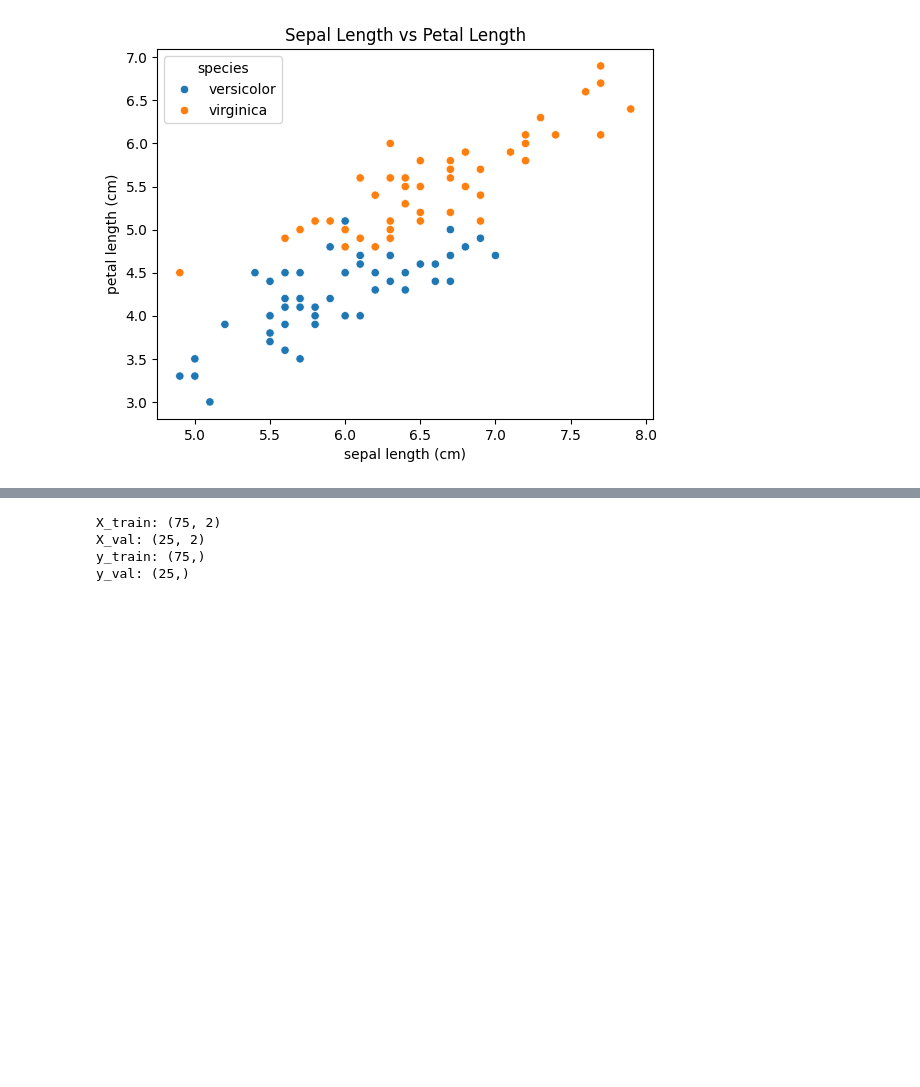
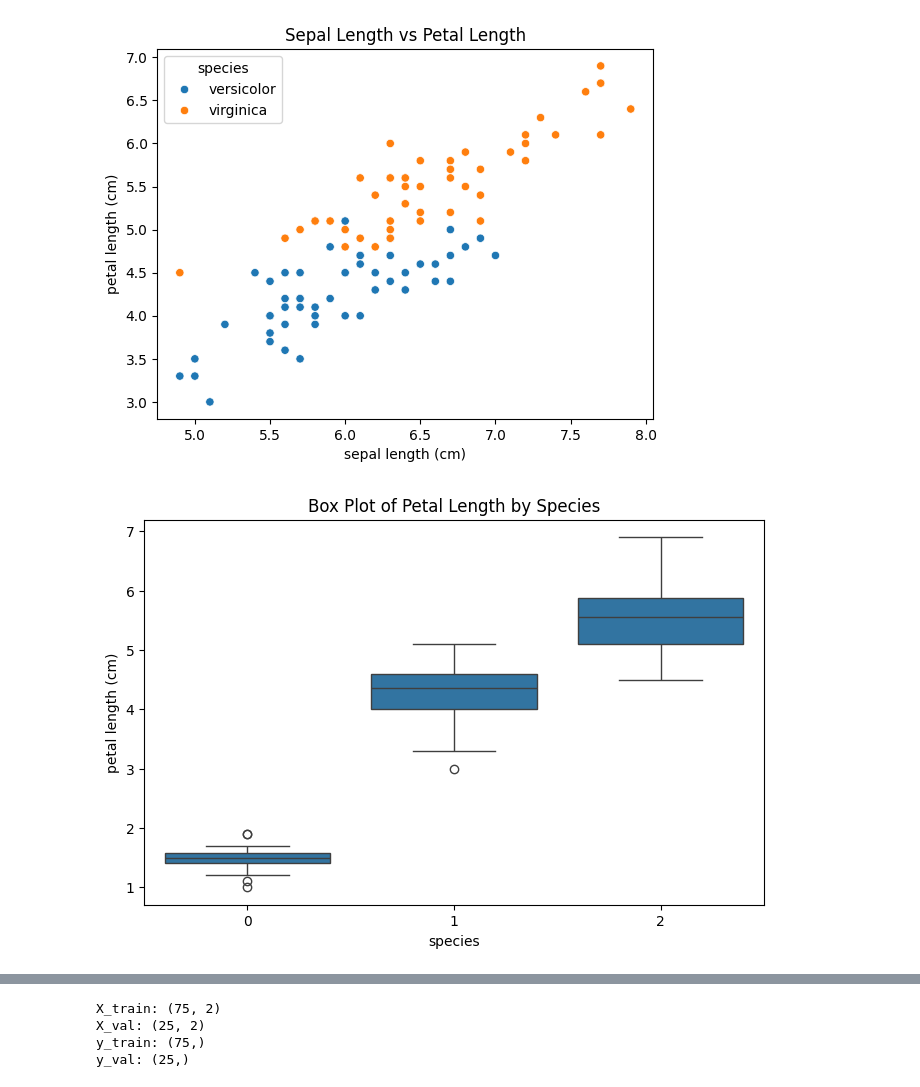
Before and after one commit to Fatou-Kine3/github_task, a Jupyter notebook: binary_classification_of_iris.ipynb, the cells around one changed output, grey strips where cells are left out. Cells and saved outputs as stored; diff of their text form; code cells hidden in the pictures; blank space fills up the shorter version.

```diff
--- a/binary_classification_of_iris.ipynb
+++ b/binary_classification_of_iris.ipynb
@@ -125,0 +129,25 @@ plt.show()
+# %%
+from sklearn.datasets import load_iris
+import pandas as pd
+
+iris = load_iris()
+
+df = pd.DataFrame(
+    iris.data,
+    columns=iris.feature_names
+)
+
+df["species"] = iris.target
+# %%
+plt.figure(figsize=(8, 5))
+
+sns.boxplot(
+    data=df,
+    x="species",
+    y="petal length (cm)"
+)
+
+plt.title("Box Plot of Petal Length by Species")
+plt.show()
+# %% [output]
+[figure, added]
```
Also changed, not shown: parts of 2 cells of this notebook.
